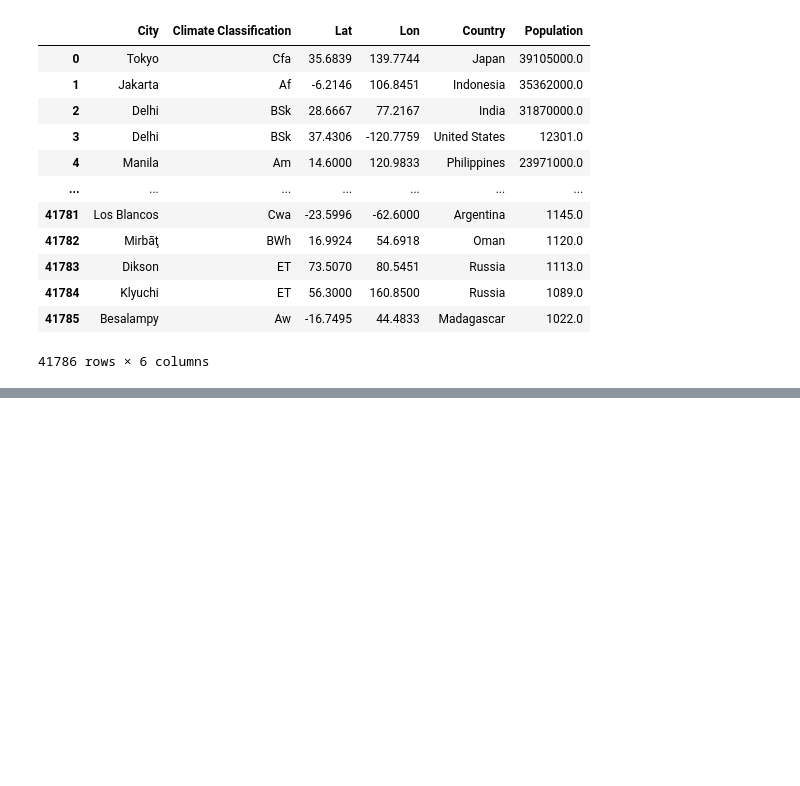
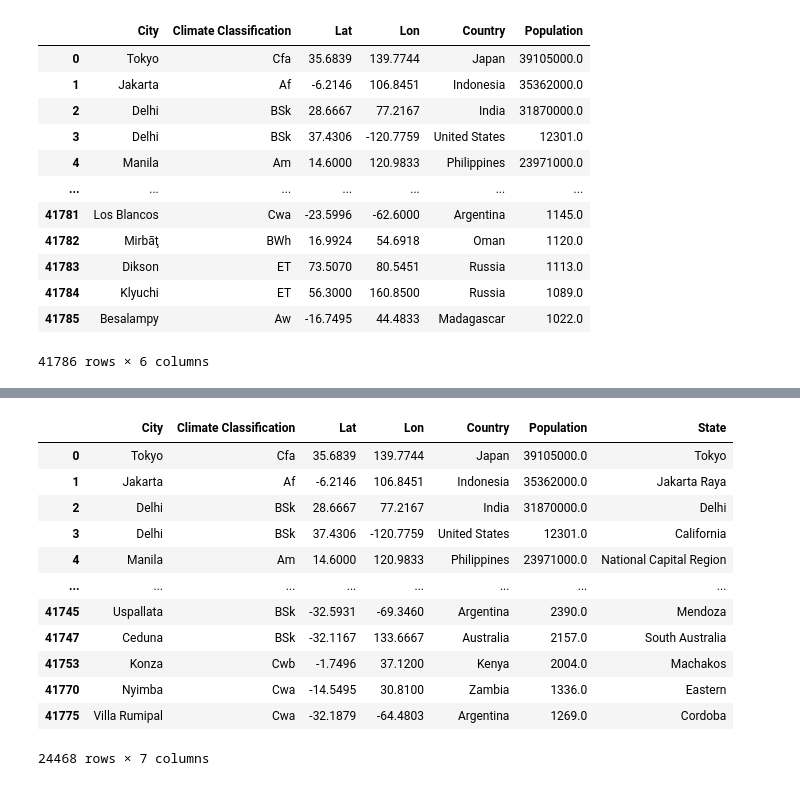
Before and after one commit to luonri11/project-1-repo, a Jupyter notebook: Pollution by climate zone.ipynb, the cells around one changed output, grey strips where cells are left out. Drawn from its saved outputs; the diff is of its cells as text; code cells hidden in the pictures; blank space fills up the shorter version.

```diff
--- a/Pollution by climate zone.ipynb
+++ b/Pollution by climate zone.ipynb
@@ -4,0 +29,4 @@ import requests
+# %%
+country_codes=pd.read_csv("Geo_Data/country_code_data.csv")
+country_codes=country_codes.rename(columns={"Name":"Country"})
+country_codes
@@ -23 +123,19 @@ df
+# %%
+df["State"]=states
+df=df[df["State"].str.contains("Index Error")==False]
+df
+# %% [output]
+|  | City | Climate Classification | Lat | Lon | Country | Population | State |
+| 0 | Tokyo | Cfa | 35.6839 | 139.7744 | Japan | 39105000.0 | Tokyo |
+| 1 | Jakarta | Af | -6.2146 | 106.8451 | Indonesia | 35362000.0 | Jakarta Raya |
+| 2 | Delhi | BSk | 28.6667 | 77.2167 | India | 31870000.0 | Delhi |
+| 3 | Delhi | BSk | 37.4306 | -120.7759 | United States | 12301.0 | California |
+| 4 | Manila | Am | 14.6000 | 120.9833 | Philippines | 23971000.0 | National Capital Region |
+| ... | ... | ... | ... | ... | ... | ... | ... |
+| 41745 | Uspallata | BSk | -32.5931 | -69.3460 | Argentina | 2390.0 | Mendoza |
+| 41747 | Ceduna | BSk | -32.1167 | 133.6667 | Australia | 2157.0 | South Australia |
+| 41753 | Konza | Cwb | -1.7496 | 37.1200 | Kenya | 2004.0 | Machakos |
+| 41770 | Nyimba | Cwa | -14.5495 | 30.8100 | Zambia | 1336.0 | Eastern |
+| 41775 | Villa Rumipal | Cwa | -32.1879 | -64.4803 | Argentina | 1269.0 | Cordoba |
+24468 rows × 7 columns
 # %%
```
Also changed, not shown: parts of 21 cells of this notebook, 1 other file.
